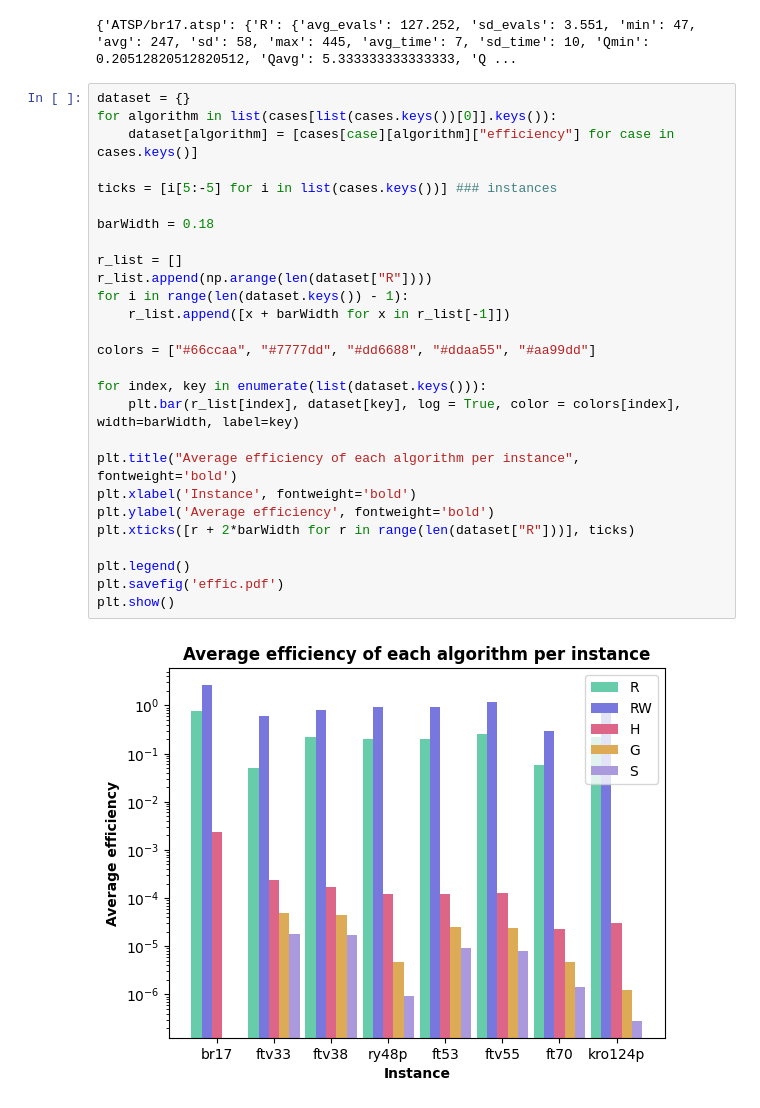
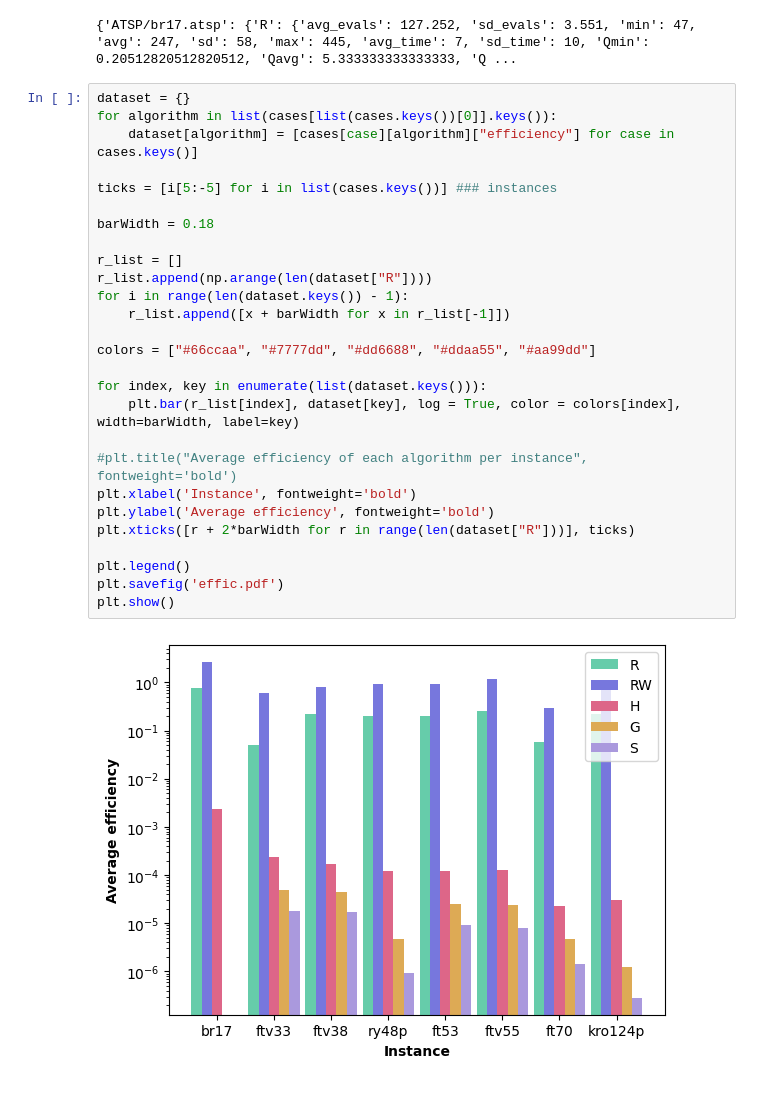
Before and after one commit to WojciechMajewski/BiologicallyInspired, a Jupyter notebook: plot_generation/main_plots.ipynb, the cells around one changed output. Drawn from its saved outputs; the diff is of its cells as text.

Commit message:
Reworked plots

```diff
--- a/plot_generation/main_plots.ipynb
+++ b/plot_generation/main_plots.ipynb
@@ -86,32 +86,32 @@ print(cases)
 # %%
 dataset = {}
 for algorithm in list(cases[list(cases.keys())[0]].keys()):
     dataset[algorithm] = [cases[case][algorithm]["efficiency"] for case in cases.keys()]
 
 ticks = [i[5:-5] for i in list(cases.keys())] ### instances
 
 barWidth = 0.18
 
 r_list = []
 r_list.append(np.arange(len(dataset["R"])))
 for i in range(len(dataset.keys()) - 1):
     r_list.append([x + barWidth for x in r_list[-1]])
 
 colors = ["#66ccaa", "#7777dd", "#dd6688", "#ddaa55", "#aa99dd"]
 
 for index, key in enumerate(list(dataset.keys())):
     plt.bar(r_list[index], dataset[key], log = True, color = colors[index], width=barWidth, label=key)
 
-plt.title("Average efficiency of each algorithm per instance", fontweight='bold')
+#plt.title("Average efficiency of each algorithm per instance", fontweight='bold')
 plt.xlabel('Instance', fontweight='bold')
 plt.ylabel('Average efficiency', fontweight='bold')
 plt.xticks([r + 2*barWidth for r in range(len(dataset["R"]))], ticks)
 
 plt.legend()
 plt.savefig('effic.pdf')
 plt.show()
 # %% [output]
-[figure, old version]
+[figure, new version]
 # %%
 dataset = {}
 error = {}
```
Also changed, not shown: parts of 5 cells of this notebook, 11 other files.
